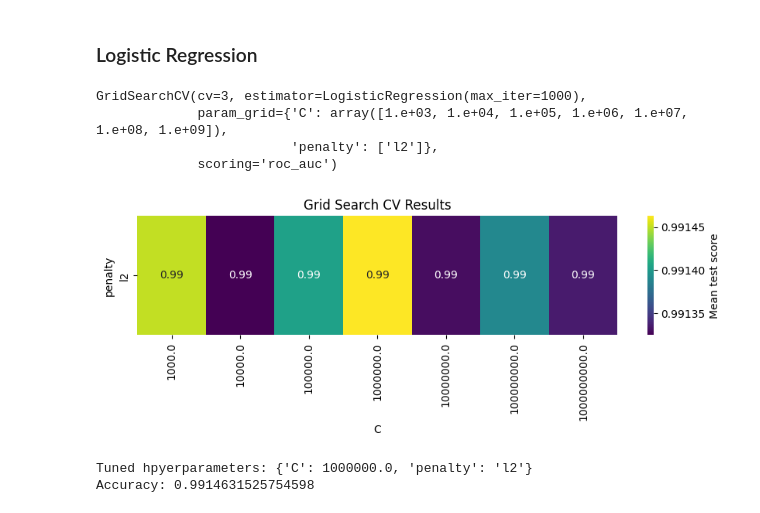
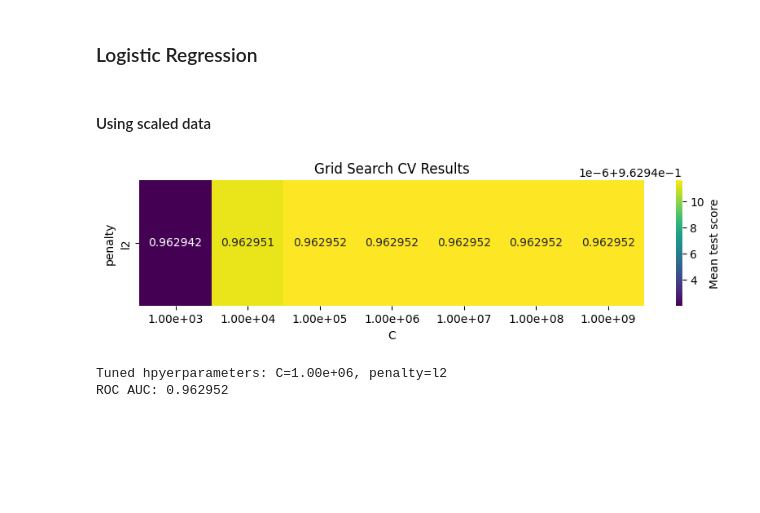
Before and after one commit to k-kalita/credit-card-fraud-detection, a Jupyter notebook: credit_card_fraud_detection.ipynb, the cells around one changed output. Cells and saved outputs as stored; diff of their text form; code cells hidden in the pictures; blank space fills up the shorter version.

```diff
--- a/credit_card_fraud_detection.ipynb
+++ b/credit_card_fraud_detection.ipynb
@@ -155,14 +161,23 @@ def plot_grid_search_cv_hyperparams_heatmap(grid_search_cv,
                                             param1,
                                             param2,
                                             score_metric='mean_test_score',
+                                            score_fmt='.3f',
                                             cmap='viridis',
-                                            figsize=(10, 6)):
+                                            figsize=(10, 6),
+                                            param1_values_transformation=None,
+                                            param2_values_transformation=None):
     cv_results = pd.DataFrame(grid_search_cv.cv_results_)
     heatmap_data = cv_results.pivot(index=f'param_{param2}', columns=f'param_{param1}', values=score_metric)
+
+    if param1_values_transformation:
+        heatmap_data.columns = heatmap_data.columns.map(param1_values_transformation)
+    if param2_values_transformation:
+        heatmap_data.index = heatmap_data.index.map(param2_values_transformation)
 
     plt.figure(figsize=figsize)
     sns.heatmap(heatmap_data,
                 annot=True,
+                fmt=score_fmt,
                 cmap=cmap,
                 cbar_kws={'label': score_metric.replace('_', ' ').capitalize()})
     plt.title('Grid Search CV Results')
@@ -176,19 +189,32 @@ from sklearn.linear_model import LogisticRegression
 # %%
-lrm = LogisticRegression(random_state=42, max_iter=1000)
-grid={'C': np.logspace(3, 9, 7), 'penalty': ['l2']}
+from sklearn.linear_model import LogisticRegression
 
-lrm_cv = GridSearchCV(lrm, grid, cv=3, scoring='roc_auc')
-lrm_cv.fit(X_train_smote, y_train_smote)
+logistic_regression_grid_search_params = {
+    'estimator': LogisticRegression(random_state=42, max_iter=1000),
+    'param_grid': {'C': np.logspace(3, 9, 7), 'penalty': ['l2']},
+    'scoring': 'roc_auc',
+    'cv': 3
+}
-# %% [output]
-GridSearchCV(cv=3, estimator=LogisticRegression(max_iter=1000),
-             param_grid={'C': array([1.e+03, 1.e+04, 1.e+05, 1.e+06, 1.e+07, 1.e+08, 1.e+09]),
-                         'penalty': ['l2']},
-             scoring='roc_auc')
-# %%
-plot_grid_search_cv_hyperparams_heatmap(lrm_cv, 'C', 'penalty', figsize=(10, 2))
-print(f'Tuned hpyerparameters: {lrm_cv.best_params_}')
-print(f'Accuracy: {lrm_cv.best_score_}')
-# %% [output]
-[figure, removed]
-Tuned hpyerparameters: {'C': 1000000.0, 'penalty': 'l2'}
-Accuracy: 0.9914631525754598
+# %% [markdown]
+#### Using scaled data
+# %%
+_lrm_cv = GridSearchCV(**logistic_regression_grid_search_params)
+_lrm_cv.fit(X_train_scaled, y_train);
+# %%
+plot_grid_search_cv_hyperparams_heatmap(grid_search_cv=_lrm_cv,
+                                        param1='C',
+                                        param2='penalty',
+                                        score_fmt='.6f',
+                                        figsize=(10, 2),
+                                        param1_values_transformation=lambda x: f'{x:.2e}')
+
+best_C = _lrm_cv.best_params_['C']
+best_penalty = _lrm_cv.best_params_['penalty']
+best_score = _lrm_cv.best_score_
+
+print(f'Tuned hpyerparameters: C={best_C:.2e}, penalty={best_penalty}')
+print(f'ROC AUC: {best_score:.6f}')
+# %% [output]
+[figure, added]
+Tuned hpyerparameters: C=1.00e+06, penalty=l2
+ROC AUC: 0.962952
```
Also changed, not shown: parts of 9 cells of this notebook.
